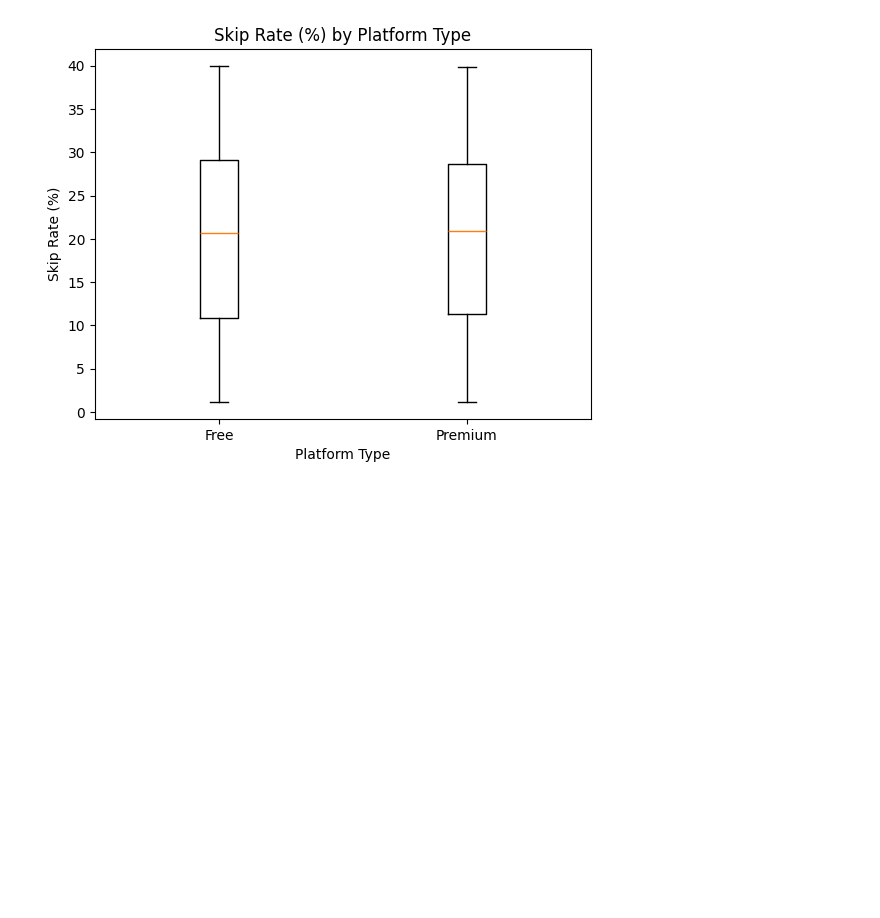
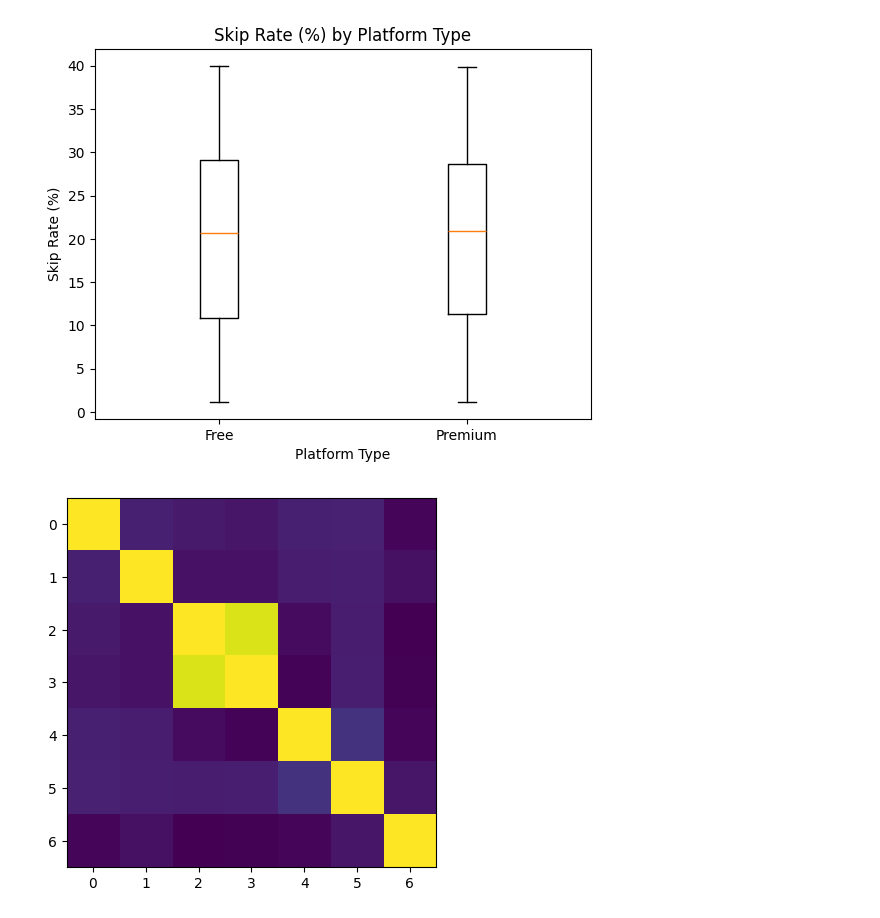
Before and after one commit to rhyman7/learning_plots_ryan_hyman, a Jupyter notebook: notebooks/visualization_practice.ipynb, the cells around one changed output. Cells and saved outputs as stored; diff of their text form; code cells hidden in the pictures; blank space fills up the shorter version.

Commit message:
seventh commit containing heatmaps

```diff
--- a/notebooks/visualization_practice.ipynb
+++ b/notebooks/visualization_practice.ipynb
@@ -500,3 +500,16 @@ plt.title("Skip Rate (%) by Platform Type")
 plt.show()
 # %% [output]
 [figure]
+# %%
+#Heatmap showing correlation between numerical columns
+#np.number selects only numerical columns from the dataframe
+#corr calculates the correlation matrix between the variables
+#basic heatmap using imshow
+
+numeric_spotify_df = spotify_df.select_dtypes(include=[np.number])
+corr = numeric_spotify_df.corr()
+
+plt.imshow(corr)
+plt.show()
+# %% [output]
+[figure, added]
```
Also changed, not shown: parts of 1 cell of this notebook.
